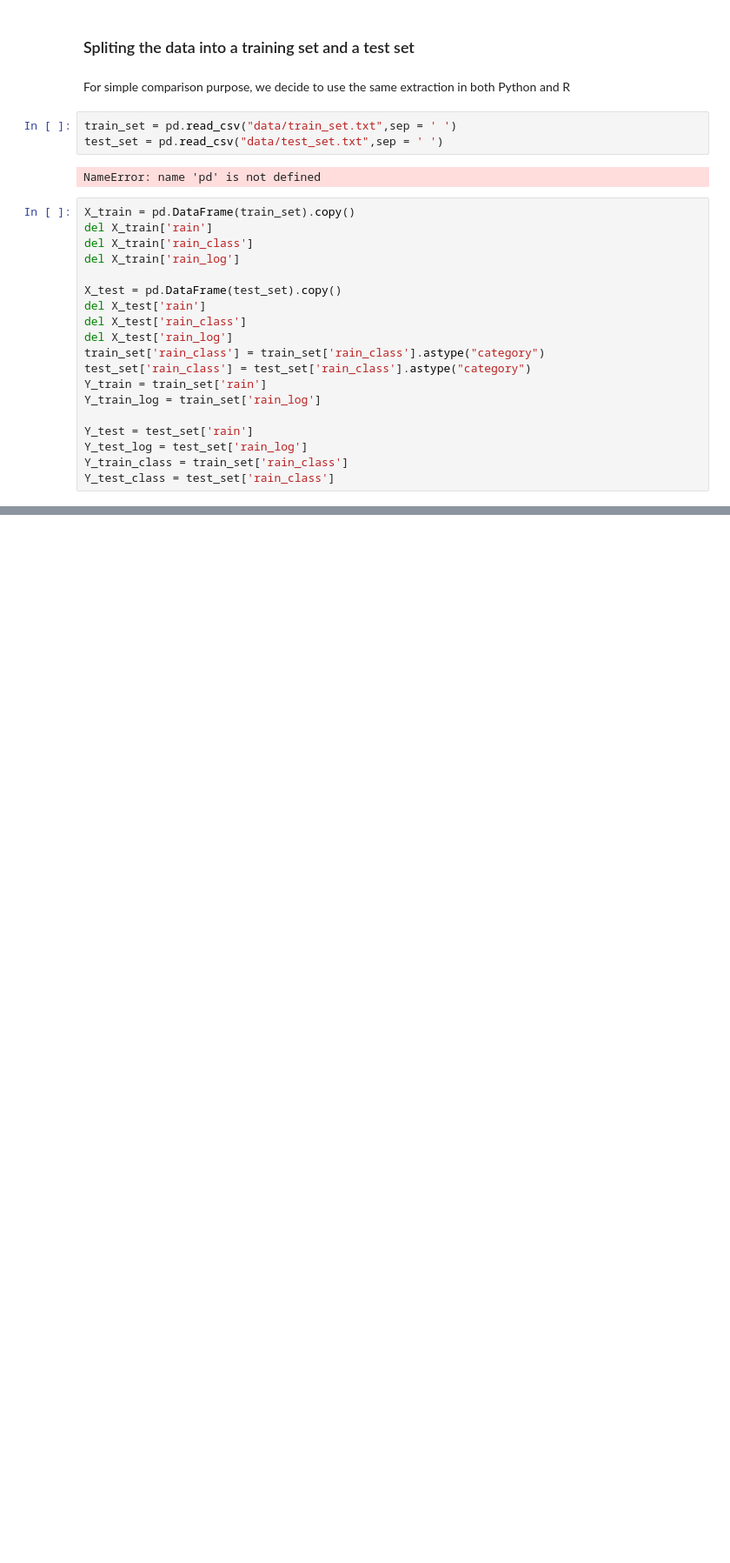
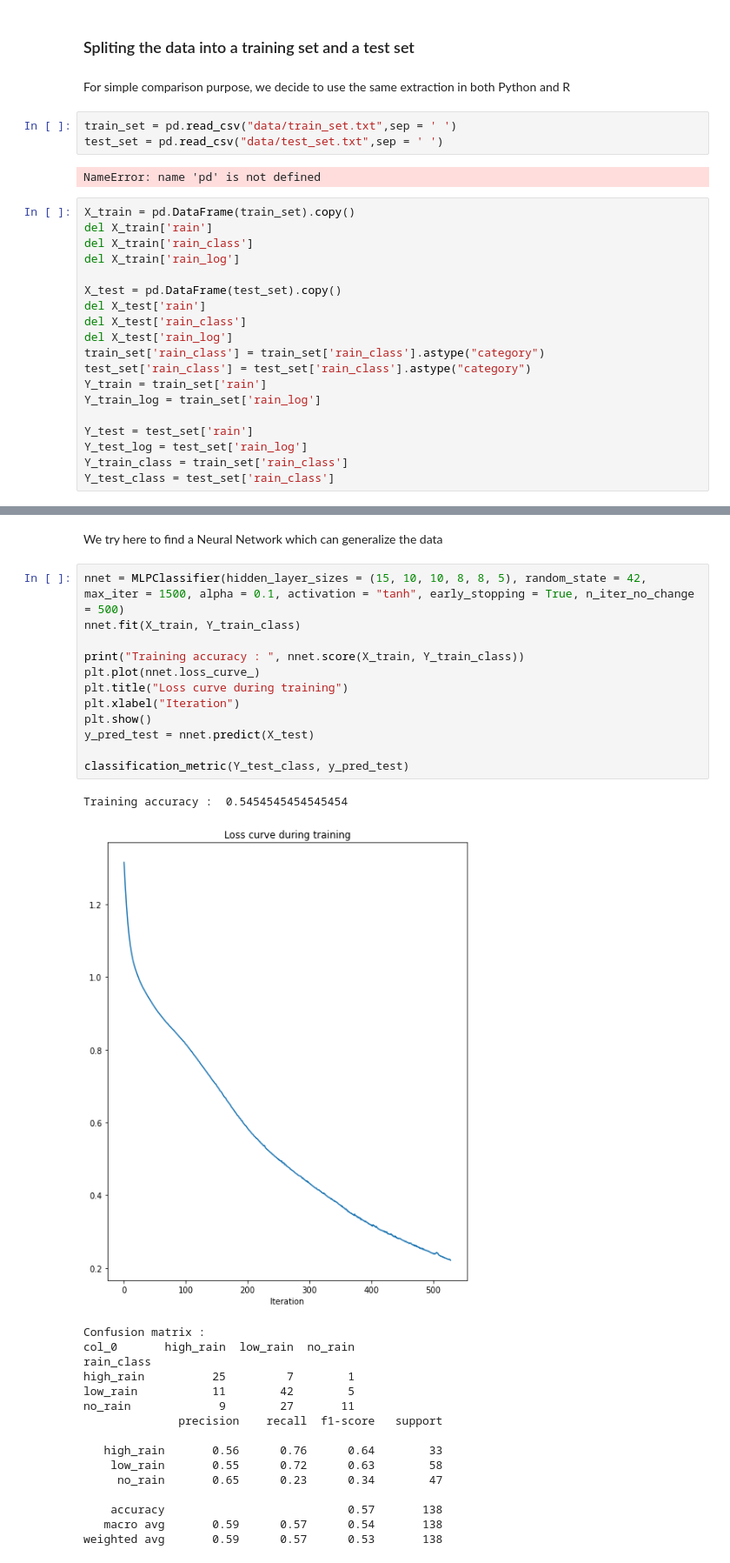
Before and after one commit to NguyenHai7120/4A-MachineLearning-Project, a Jupyter notebook: ML-project-Python.ipynb, the cells around one changed output, grey strips where cells are left out. Shown at 87% size. Drawn from its saved outputs; the diff is of its cells as text; blank space fills up the shorter version.

```diff
--- a/ML-project-Python.ipynb
+++ b/ML-project-Python.ipynb
@@ -298,0 +950,32 @@ Y_test_class = test_set['rain_class']
+# %% [markdown]
+We try here to find a Neural Network which can generalize the data
+# %%
+nnet = MLPClassifier(hidden_layer_sizes = (15, 10, 10, 8, 8, 5), random_state = 42, max_iter = 1500, alpha = 0.1, activation = "tanh", early_stopping = True, n_iter_no_change = 500)
+nnet.fit(X_train, Y_train_class)
+
+print("Training accuracy : ", nnet.score(X_train, Y_train_class))
+plt.plot(nnet.loss_curve_)
+plt.title("Loss curve during training")
+plt.xlabel("Iteration")
+plt.show()
+y_pred_test = nnet.predict(X_test)
+
+classification_metric(Y_test_class, y_pred_test)
+# %% [output]
+Training accuracy :  0.5454545454545454
+[figure, added]
+Confusion matrix :
+col_0       high_rain  low_rain  no_rain
+rain_class
+high_rain          25         7        1
+low_rain           11        42        5
+no_rain             9        27       11
+              precision    recall  f1-score   support
+
+   high_rain       0.56      0.76      0.64        33
+    low_rain       0.55      0.72      0.63        58
+     no_rain       0.65      0.23      0.34        47
+
+    accuracy                           0.57       138
+   macro avg       0.59      0.57      0.54       138
+weighted avg       0.59      0.57      0.53       138
```
Also changed, not shown: parts of 142 cells of this notebook.
